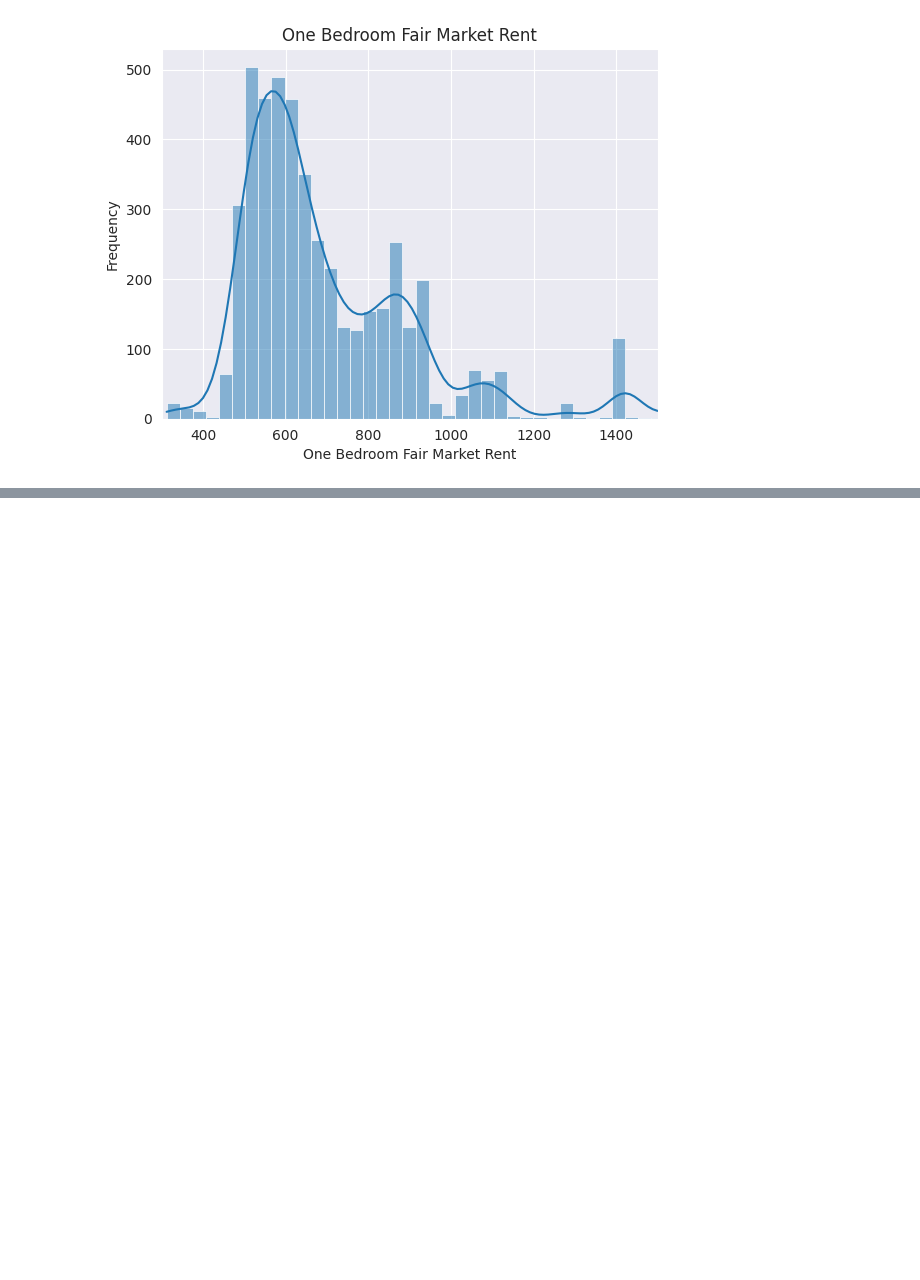
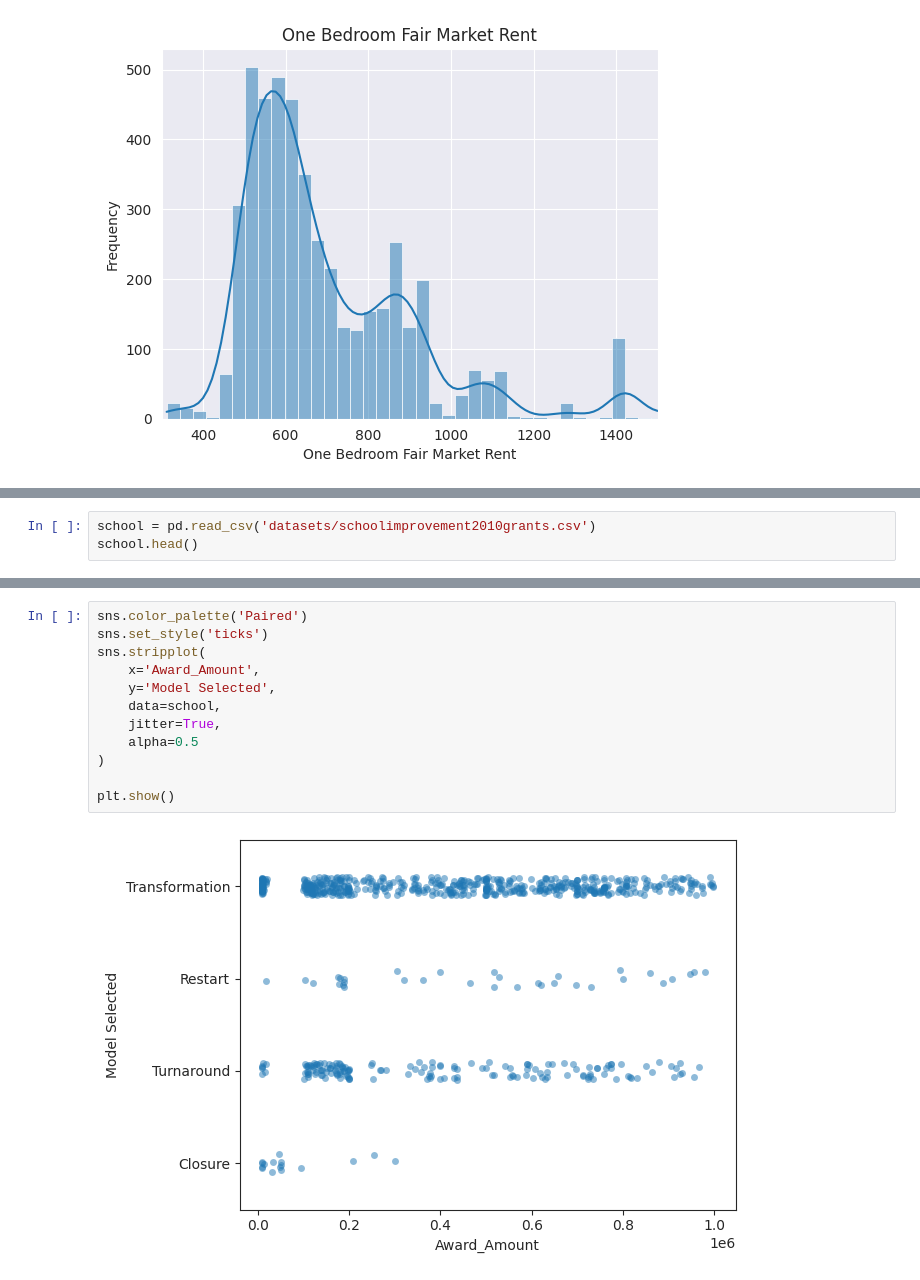
Before and after one commit to Kinetics20/Data_viz_lab, a Jupyter notebook: seaborn_3.ipynb, the cells around one changed output, grey strips where cells are left out. Cells and saved outputs as stored; diff of their text form; blank space fills up the shorter version.

```diff
--- a/seaborn_3.ipynb
+++ b/seaborn_3.ipynb
@@ -66,0 +77,3 @@ plt.show()
+# %%
+school = pd.read_csv('datasets/schoolimprovement2010grants.csv')
+school.head()
@@ -66,0 +87,14 @@ plt.show()
+# %%
+sns.color_palette('Paired')
+sns.set_style('ticks')
+sns.stripplot(
+    x='Award_Amount',
+    y='Model Selected',
+    data=school,
+    jitter=True,
+    alpha=0.5
+)
+
+plt.show()
+# %% [output]
+[figure, added]
```
Also changed, not shown: parts of 18 cells of this notebook, 1 other file.
